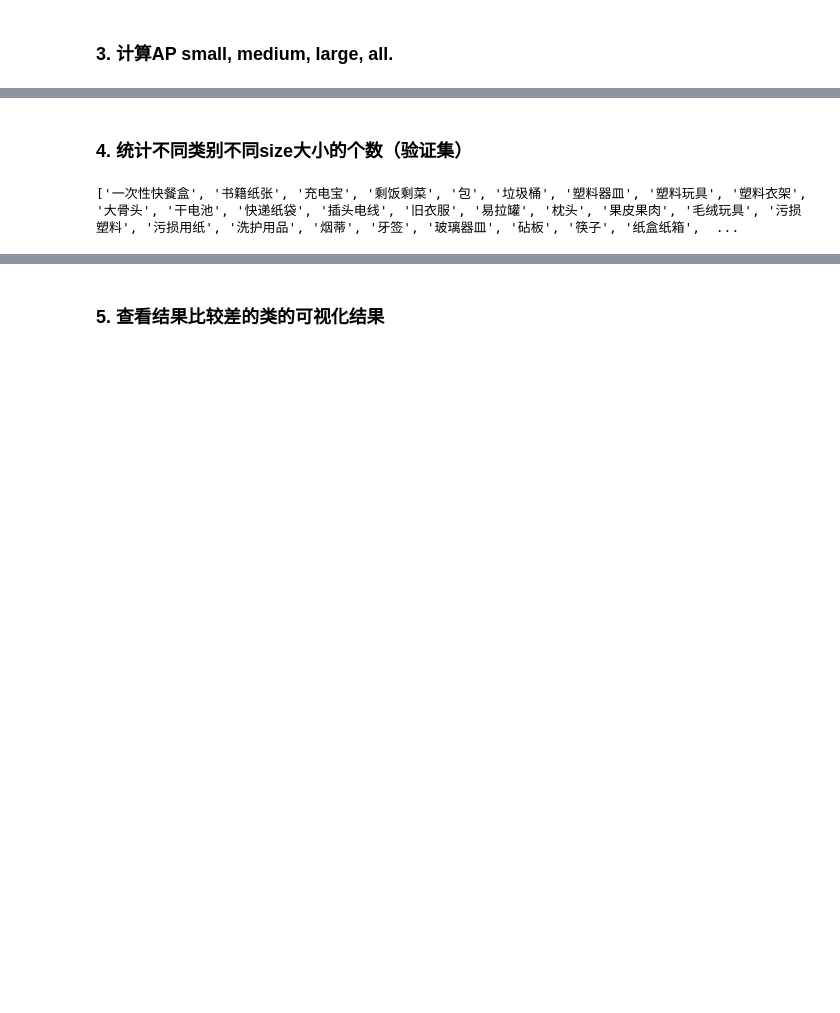
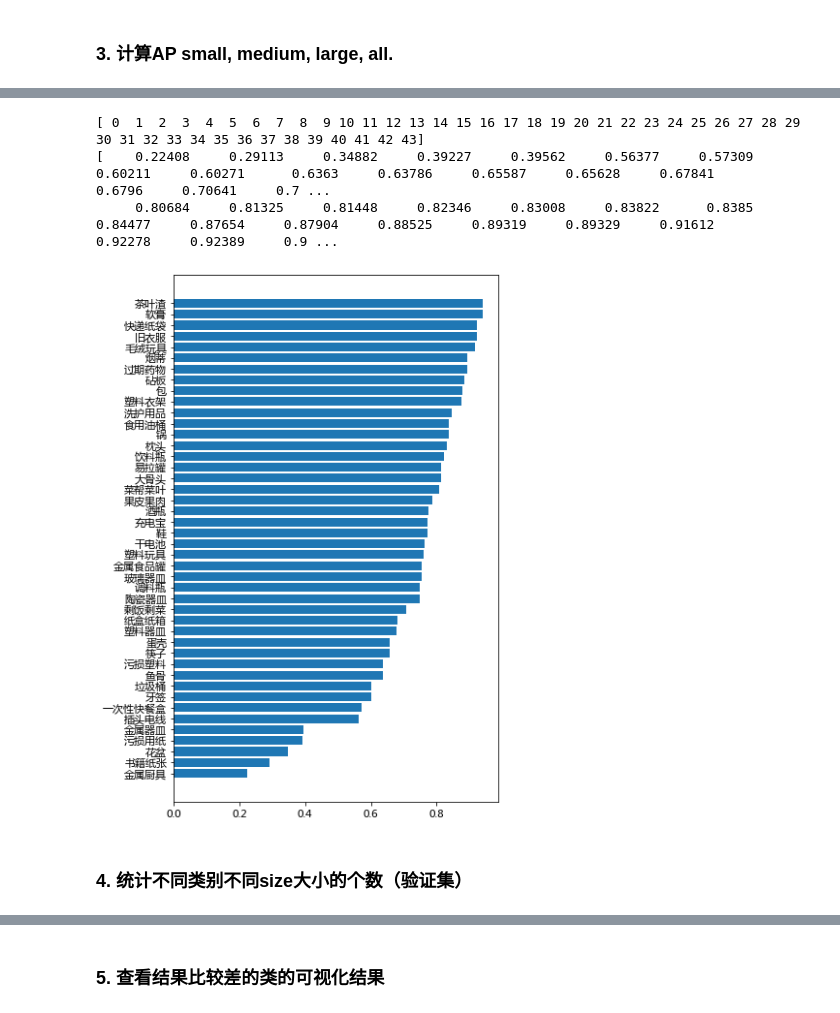
Before and after one commit to selous123/yolov3-pytorch-custom, a Jupyter notebook: statistics/statistic_on_model_performance.ipynb, the cells around one changed output, grey strips where cells are left out. Cells and saved outputs as stored; diff of their text form; code cells hidden in the pictures; blank space fills up the shorter version.

```diff
--- a/statistics/statistic_on_model_performance.ipynb
+++ b/statistics/statistic_on_model_performance.ipynb
@@ -410,9 +48,0 @@ print(ap[:,0].mean())
-# %%
-x = np.arange(44)
-ap50 = ap[:, 0]
-print(ap50.shape)
-from matplotlib import pyplot as plt
-plt.bar(x, ap50, color='green')
-
-
-np.argwhere(ap50<0.5)
@@ -658,9 +175,10 @@ def test(cfg,
 
     return outputs
 
-cfg = 'trained_models/yolov3-A/yolov3-44-A.cfg'
-data = 'data/rubbish.data'
-weights = 'trained_models/yolov3-A/best.pt'
+cfg = '../trained_models/baseline-stitcher/yolov3-spp-44.cfg'
+data = '../data/rubbish.data'
+weights = '../trained_models/baseline-stitcher/best.pt'
+#data/rubbish.data --weights trained_models/yolov3-spp-default/best.pt
 batch_size = 1
 #data/rubbish.data --weights trained_models/yolov3-spp-default/best.pt
 
@@ -880,12 +412,22 @@ np.insert(a,1,np.nan)
+# %%
+index = np.argsort(mAPs[:, -1])
+mAPs[index]
+np.array(class_names)[index]
+x = np.arange(len(class_names))
+print(x)
+from matplotlib import pyplot as plt
+print(mAPs[index][:,-1])
+plt.figure(figsize=(6,10))
+plt.barh(x, mAPs[index][:,-1])
+plt.yticks(x, np.array(class_names)[index])
+plt.show()
+# %% [output]
+[ 0  1  2  3  4  5  6  7  8  9 10 11 12 13 14 15 16 17 18 19 20 21 22 23 24 25 26 27 28 29 30 31 32 33 34 35 36 37 38 39 40 41 42 43]
+[    0.22408     0.29113     0.34882     0.39227     0.39562     0.56377     0.57309     0.60211     0.60271      0.6363     0.63786     0.65587     0.65628     0.67841      0.6796     0.70641     0.7 ...
+     0.80684     0.81325     0.81448     0.82346     0.83008     0.83822      0.8385     0.84477     0.87654     0.87904     0.88525     0.89319     0.89329     0.91612     0.92278     0.92389     0.9 ...
+[figure, added]
 # %% [markdown]
 ### 4. 统计不同类别不同size大小的个数（验证集）
-# %%
-## 读取类标
-from my_utils.utils import *
-class_names = load_classes('/home/mengtingx/dataset/rubbish_yolo/classes.names')
-print(class_names)
-# %% [output]
-['一次性快餐盒', '书籍纸张', '充电宝', '剩饭剩菜', '包', '垃圾桶', '塑料器皿', '塑料玩具', '塑料衣架', '大骨头', '干电池', '快递纸袋', '插头电线', '旧衣服', '易拉罐', '枕头', '果皮果肉', '毛绒玩具', '污损塑料', '污损用纸', '洗护用品', '烟蒂', '牙签', '玻璃器皿', '砧板', '筷子', '纸盒纸箱',  ...
 # %%
 import numpy as np
 
```
Also changed, not shown: parts of 25 cells of this notebook, 2 other files.
